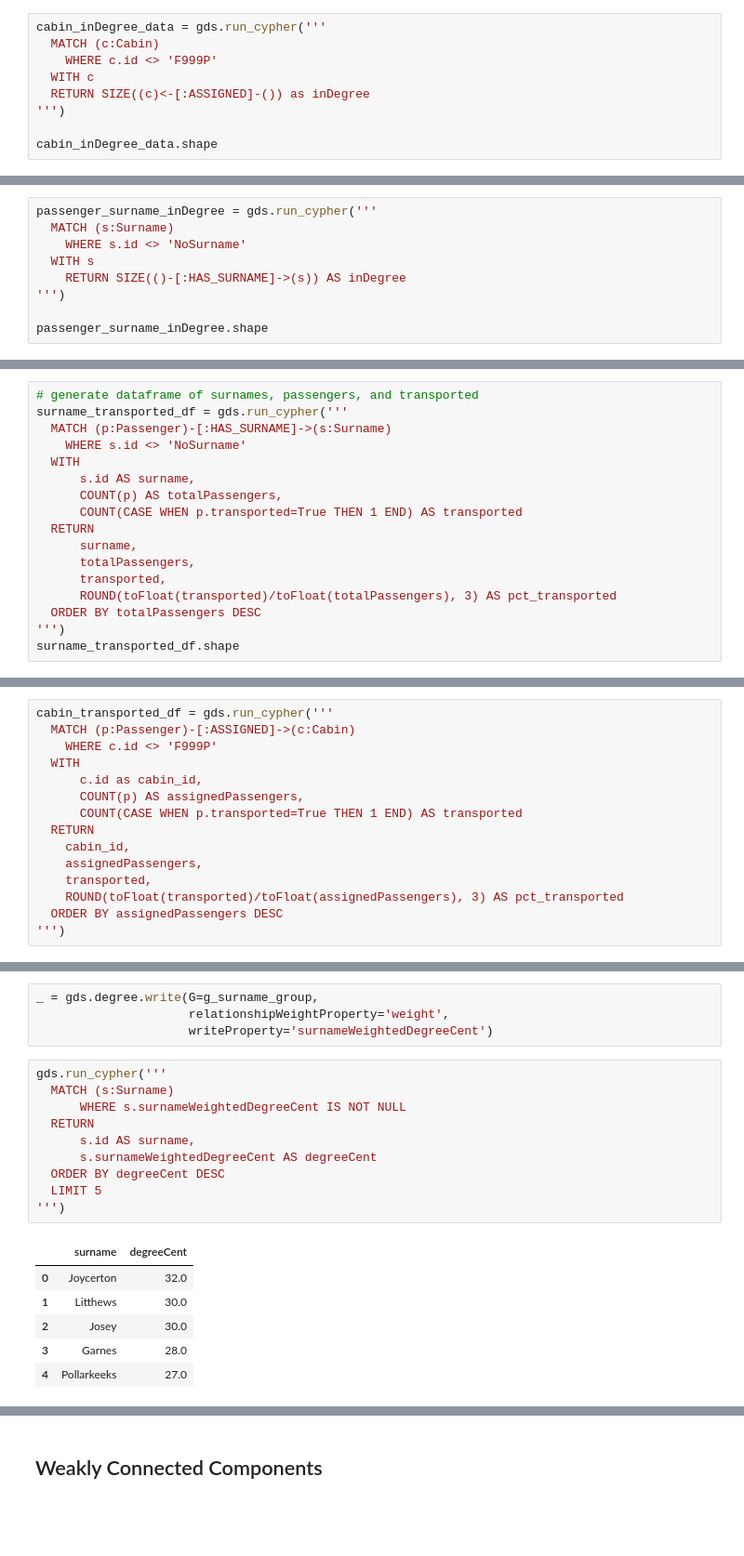
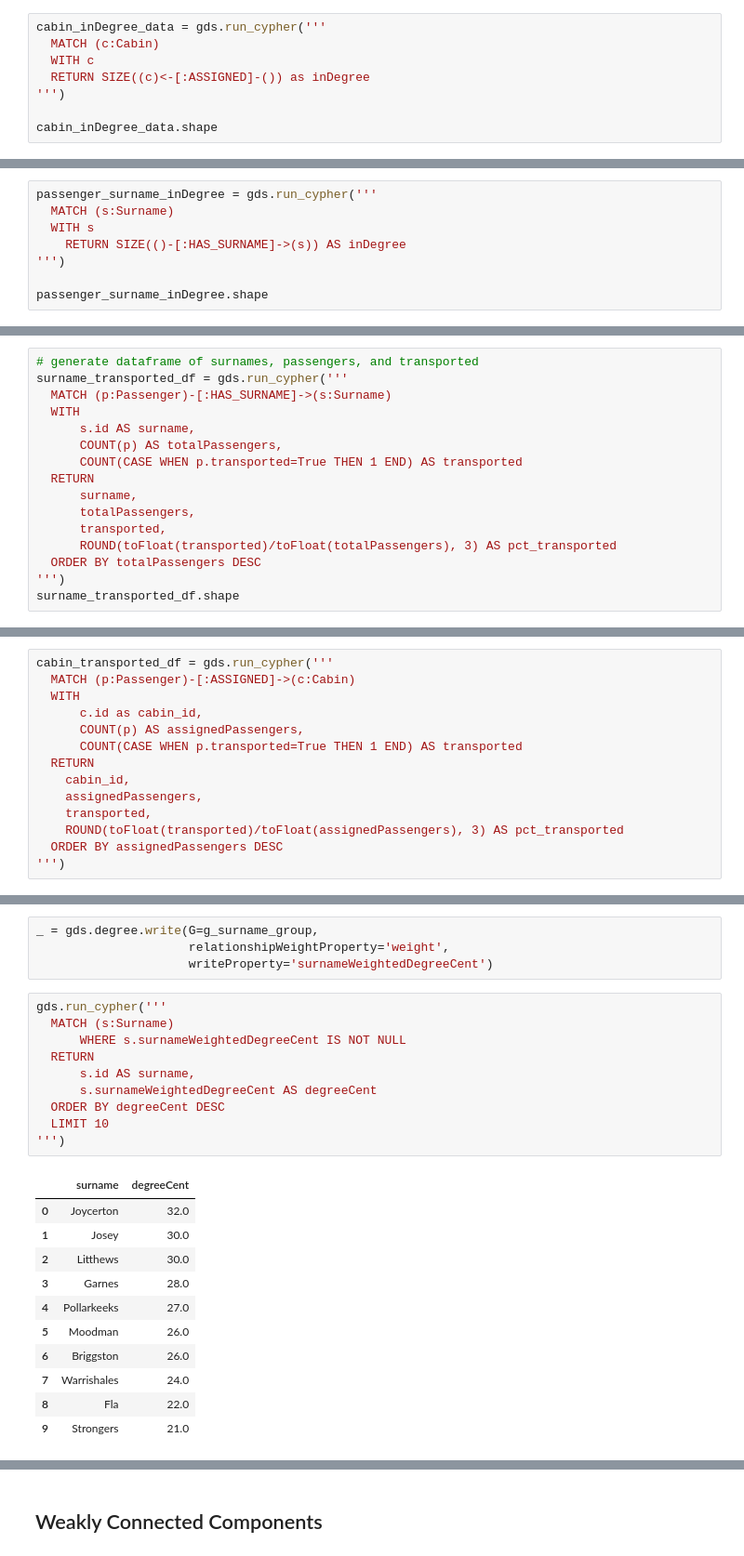
Before and after one commit to danb-neo4j/NODES2022_GraphEDA, a Jupyter notebook: NODES2022_GraphEDA.ipynb, the cells around one changed output, grey strips where cells are left out. Shown at 93% size. Cells and saved outputs as stored; diff of their text form; blank space fills up the shorter version.

```diff
--- a/NODES2022_GraphEDA.ipynb
+++ b/NODES2022_GraphEDA.ipynb
@@ -446,7 +447,6 @@ cabin_inDegree_stats['stats'][0]
 # %%
 cabin_inDegree_data = gds.run_cypher('''
   MATCH (c:Cabin)
-    WHERE c.id <> 'F999P'
   WITH c
   RETURN SIZE((c)<-[:ASSIGNED]-()) as inDegree
 ''')
@@ -480,7 +480,6 @@ plt.show()
 # %%
 passenger_surname_inDegree = gds.run_cypher('''
   MATCH (s:Surname)
-    WHERE s.id <> 'NoSurname'
   WITH s
     RETURN SIZE(()-[:HAS_SURNAME]->(s)) AS inDegree
 ''')
@@ -593,7 +592,6 @@ gds.run_cypher('''
 # generate dataframe of surnames, passengers, and transported
 surname_transported_df = gds.run_cypher('''
   MATCH (p:Passenger)-[:HAS_SURNAME]->(s:Surname)
-    WHERE s.id <> 'NoSurname'
   WITH
       s.id AS surname,
       COUNT(p) AS totalPassengers,
@@ -772,7 +786,6 @@ gds.run_cypher('''
 # %%
 cabin_transported_df = gds.run_cypher('''
   MATCH (p:Passenger)-[:ASSIGNED]->(c:Cabin)
-    WHERE c.id <> 'F999P'
   WITH
       c.id as cabin_id,
       COUNT(p) AS assignedPassengers,
@@ -949,20 +957,25 @@ _ = gds.degree.write(G=g_surname_group,
 # %%
 gds.run_cypher('''
   MATCH (s:Surname)
       WHERE s.surnameWeightedDegreeCent IS NOT NULL
   RETURN
       s.id AS surname,
       s.surnameWeightedDegreeCent AS degreeCent
   ORDER BY degreeCent DESC
-  LIMIT 5
+  LIMIT 10
 ''')
 # %% [output]
 |  | surname | degreeCent |
 | 0 | Joycerton | 32.0 |
-| 1 | Litthews | 30.0 |
-| 2 | Josey | 30.0 |
+| 1 | Josey | 30.0 |
+| 2 | Litthews | 30.0 |
 | 3 | Garnes | 28.0 |
 | 4 | Pollarkeeks | 27.0 |
+| 5 | Moodman | 26.0 |
+| 6 | Briggston | 26.0 |
+| 7 | Warrishales | 24.0 |
+| 8 | Fla | 22.0 |
+| 9 | Strongers | 21.0 |
 # %%
 '''
 MATCH x=(c:Cabin)<-[:ASSIGNED]-(p:Passenger)-[HAS_SURNAME]->(s:Surname)-[IN_GROUP]->(g:Group)
```
Also changed, not shown: parts of 22 cells of this notebook.
